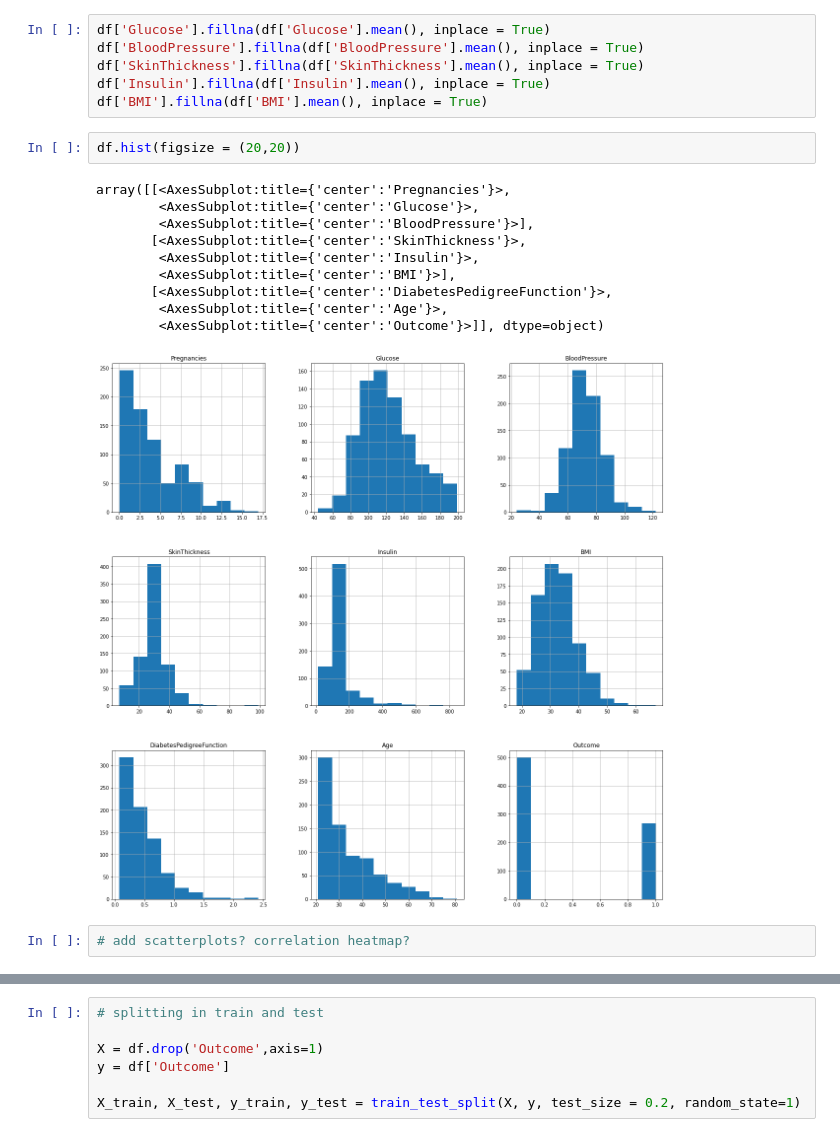
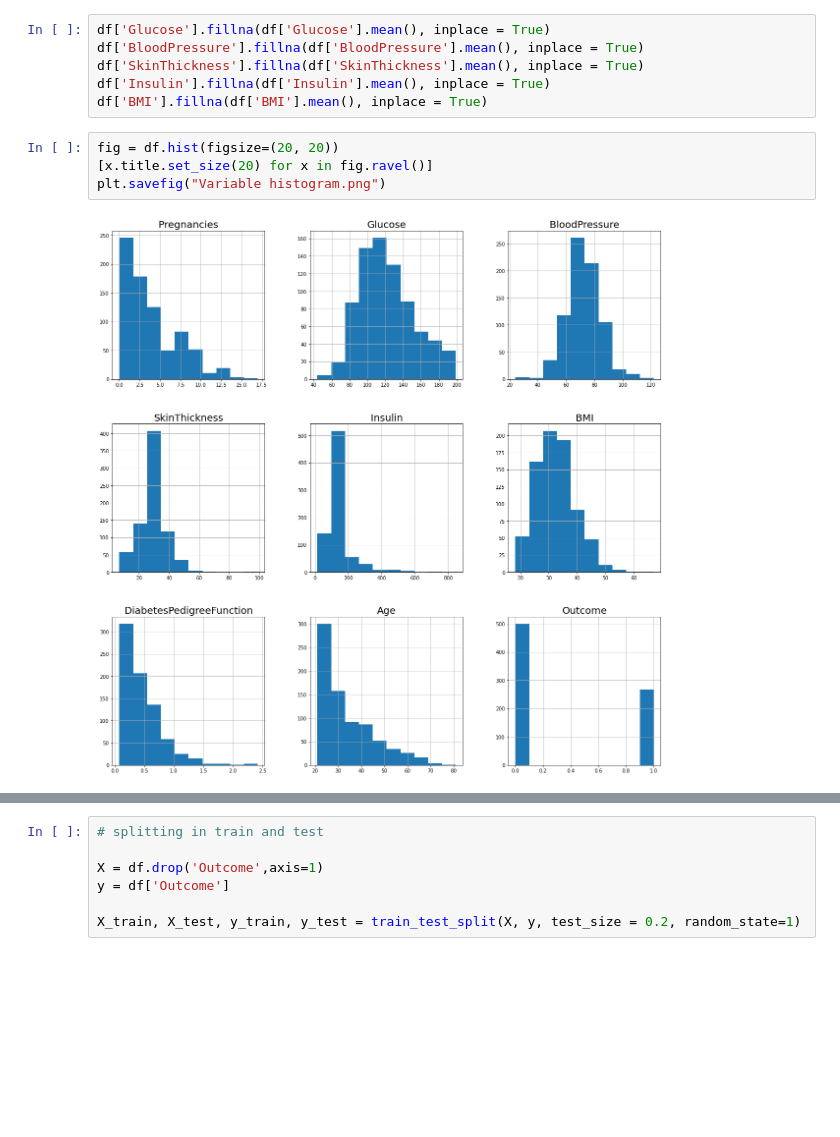
Before and after one commit to matteodales/-FYS-STK4155_Applied_Data_Analysis_and_Machine_Learning, a Jupyter notebook: project3/code/analysis.ipynb, the cells around one changed output, grey strips where cells are left out. Cells and saved outputs as stored; diff of their text form; blank space fills up the shorter version.

```diff
--- a/project3/code/analysis.ipynb
+++ b/project3/code/analysis.ipynb
@@ -56,18 +56,9 @@ df['BloodPressure'].fillna(df['BloodPressure'].mean(), inplace = True)
 df['SkinThickness'].fillna(df['SkinThickness'].mean(), inplace = True)
 df['Insulin'].fillna(df['Insulin'].mean(), inplace = True)
 df['BMI'].fillna(df['BMI'].mean(), inplace = True)
-# %%
-df.hist(figsize = (20,20))
-# %% [output]
-array([[<AxesSubplot:title={'center':'Pregnancies'}>,
-        <AxesSubplot:title={'center':'Glucose'}>,
-        <AxesSubplot:title={'center':'BloodPressure'}>],
-       [<AxesSubplot:title={'center':'SkinThickness'}>,
-        <AxesSubplot:title={'center':'Insulin'}>,
-        <AxesSubplot:title={'center':'BMI'}>],
-       [<AxesSubplot:title={'center':'DiabetesPedigreeFunction'}>,
-        <AxesSubplot:title={'center':'Age'}>,
-        <AxesSubplot:title={'center':'Outcome'}>]], dtype=object)
-[figure, removed]
-# %%
-# add scatterplots? correlation heatmap?
+# %%
+fig = df.hist(figsize=(20, 20))
+[x.title.set_size(20) for x in fig.ravel()]
+plt.savefig("Variable histogram.png")
+# %% [output]
+[figure, added]
```
Also changed, not shown: parts of 1 cell of this notebook.
